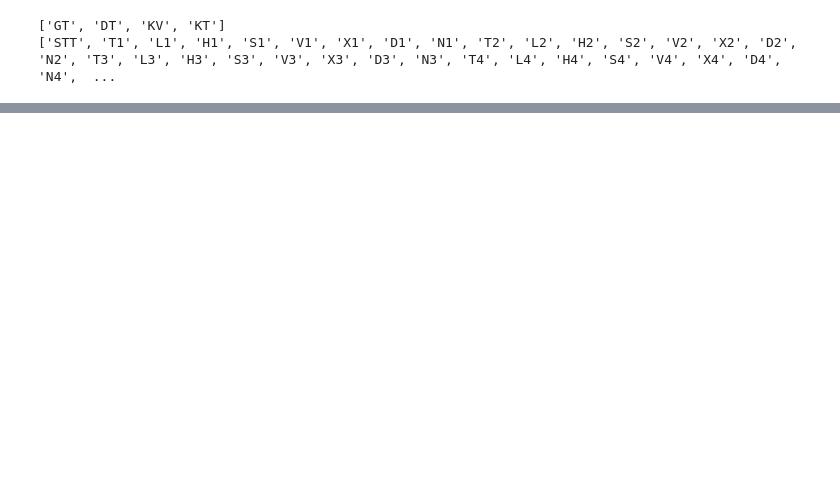
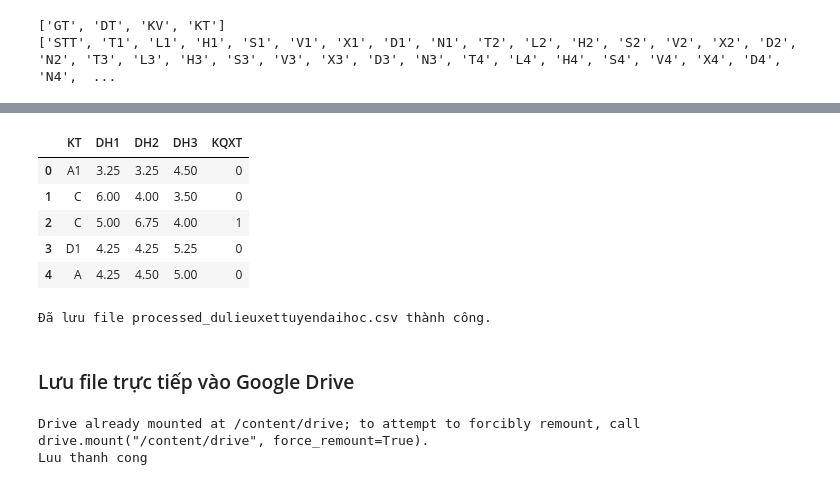
Before and after one commit to hongocphuongnhu/TH_Deep_Learning, a Jupyter notebook: LAB01.ipynb, the cells around one changed output, grey strips where cells are left out. Cells and saved outputs as stored; diff of their text form; code cells hidden in the pictures; blank space fills up the shorter version.

```diff
--- a/LAB01.ipynb
+++ b/LAB01.ipynb
@@ -81,0 +143,13 @@ print(dinhluong)
+# %%
+#Tạo biến xếp loại XL1, XL2, XL3
+def xep_loai(diem):
+    if diem < 5.0: return 'Y'
+    elif diem < 6.5: return 'TB'
+    elif diem < 8.0: return 'K'
+    elif diem < 9.0: return 'G'
+    else: return 'XS'
+
+for i in [1, 2, 3]:
+    dulieuxettuyen[f'XL{i}'] = dulieuxettuyen[f'TBM{i}'].apply(xep_loai)
+
+display(dulieuxettuyen[['XL1', 'XL2', 'XL3']].head())
@@ -81,0 +163,6 @@ print(dinhluong)
+# %%
+# Tạo US_TBM1, US_TBM2, US_TBM3 (Min-Max Normalization sang thang điểm 4)
+for i in [1, 2, 3]:
+    dulieuxettuyen[f'US_TBM{i}'] = (dulieuxettuyen[f'TBM{i}'] / 10) * 4
+
+display(dulieuxettuyen[['US_TBM1', 'US_TBM2', 'US_TBM3']].head())
@@ -81,0 +176,40 @@ print(dinhluong)
+# %%
+# Tạo biến KQXT
+def tinh_kqxt(row):
+    kt = row['KT']
+    dh1, dh2, dh3 = row['DH1'], row['DH2'], row['DH3']
+
+    if kt in ['A', 'A1']:
+        diem = (dh1*2 + dh2 + dh3) / 4
+    elif kt == 'B':
+        diem = (dh1 + dh2*2 + dh3) / 4
+    else:
+        diem = (dh1 + dh2 + dh3) / 3
+
+    return 1 if diem >= 5.0 else 0
+
+dulieuxettuyen['KQXT'] = dulieuxettuyen.apply(tinh_kqxt, axis=1)
+display(dulieuxettuyen[['KT', 'DH1', 'DH2', 'DH3', 'KQXT']].head())
+# %% [output]
+|  | KT | DH1 | DH2 | DH3 | KQXT |
+| 0 | A1 | 3.25 | 3.25 | 4.50 | 0 |
+| 1 | C | 6.00 | 4.00 | 3.50 | 0 |
+| 2 | C | 5.00 | 6.75 | 4.00 | 1 |
+| 3 | D1 | 4.25 | 4.25 | 5.25 | 0 |
+| 4 | A | 4.25 | 4.50 | 5.00 | 0 |
+# %%
+# Lưu trữ dữ liệu
+dulieuxettuyen.to_csv('processed_dulieuxettuyendaihoc.csv', index=False)
+print("Đã lưu file processed_dulieuxettuyendaihoc.csv thành công.")
+# %% [output]
+Đã lưu file processed_dulieuxettuyendaihoc.csv thành công.
+# %% [markdown]
+### Lưu file trực tiếp vào Google Drive
+# %%
+from google.colab import drive
+drive.mount('/content/drive')
+dulieuxettuyen.to_csv('/content/drive/MyDrive/Colab Notebooks/TH_DeepLearning/processed_dulieuxettuyendaihoc.csv', index=False)
+print("Luu thanh cong")
+# %% [output]
+Drive already mounted at /content/drive; to attempt to forcibly remount, call drive.mount("/content/drive", force_remount=True).
+Luu thanh cong
```
Also changed, not shown: parts of 6 cells of this notebook.
